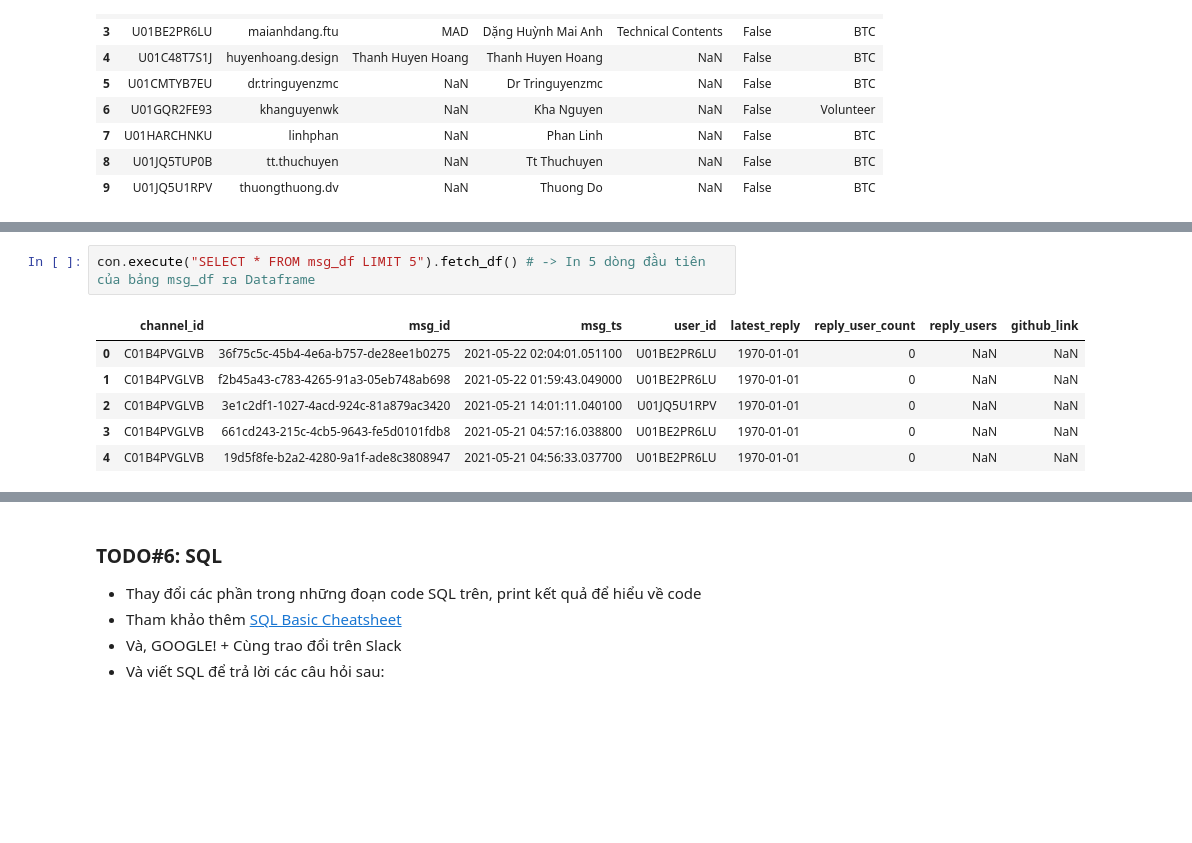
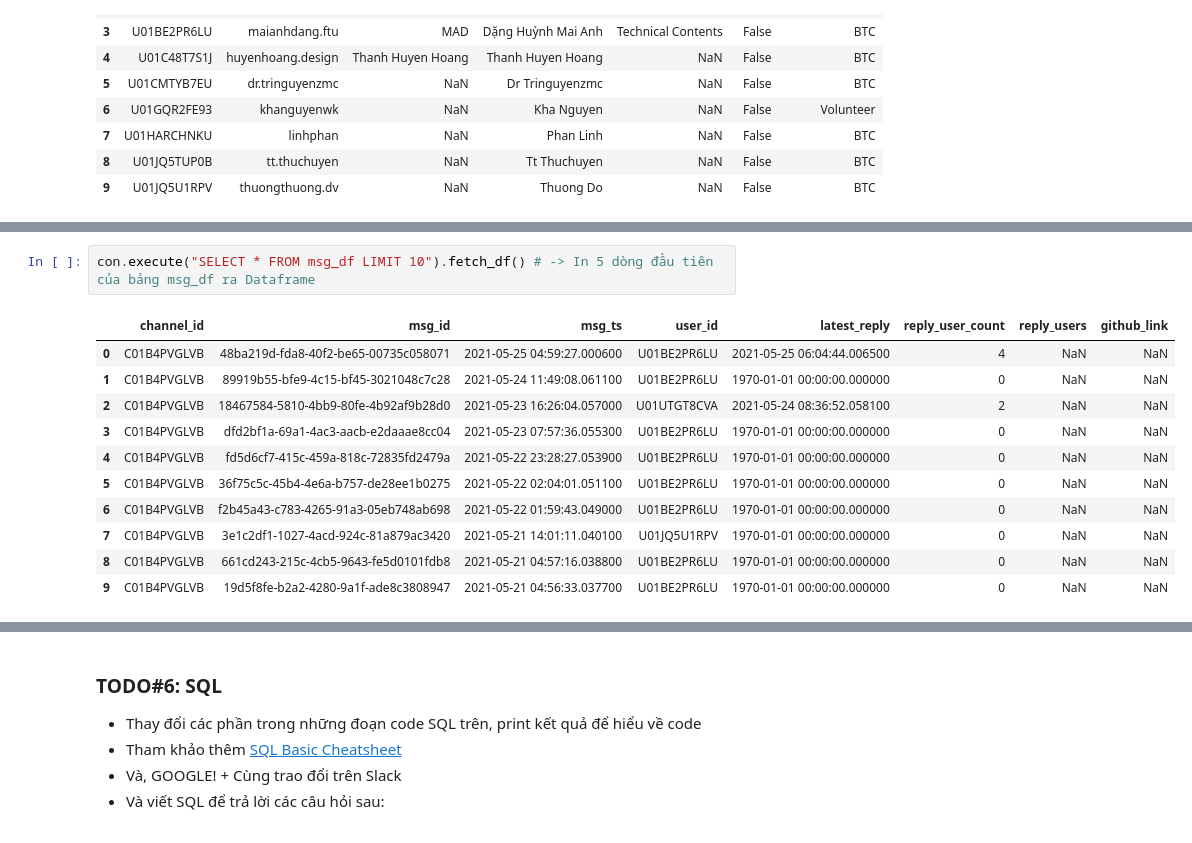
Before and after one commit to vukhanhlinh/atom-assignments, a Jupyter notebook: assignment_4/home_assignment_4.ipynb, the cells around one changed output, grey strips where cells are left out. Cells and saved outputs as stored; diff of their text form; blank space fills up the shorter version.

```diff
--- a/assignment_4/home_assignment_4.ipynb
+++ b/assignment_4/home_assignment_4.ipynb
@@ -555,12 +656,17 @@ con.execute("SELECT * FROM channel_df LIMIT 5").fetch_df() # -> In 5 dòng đầ
 # %%
-con.execute("SELECT * FROM msg_df LIMIT 5").fetch_df() # -> In 5 dòng đầu tiên của bảng msg_df ra Dataframe
+con.execute("SELECT * FROM msg_df LIMIT 10").fetch_df() # -> In 5 dòng đầu tiên của bảng msg_df ra Dataframe
 # %% [output]
 |  | channel_id | msg_id | msg_ts | user_id | latest_reply | reply_user_count | reply_users | github_link |
-| 0 | C01B4PVGLVB | 36f75c5c-45b4-4e6a-b757-de28ee1b0275 | 2021-05-22 02:04:01.051100 | U01BE2PR6LU | 1970-01-01 | 0 | NaN | NaN |
-| 1 | C01B4PVGLVB | f2b45a43-c783-4265-91a3-05eb748ab698 | 2021-05-22 01:59:43.049000 | U01BE2PR6LU | 1970-01-01 | 0 | NaN | NaN |
-| 2 | C01B4PVGLVB | 3e1c2df1-1027-4acd-924c-81a879ac3420 | 2021-05-21 14:01:11.040100 | U01JQ5U1RPV | 1970-01-01 | 0 | NaN | NaN |
-| 3 | C01B4PVGLVB | 661cd243-215c-4cb5-9643-fe5d0101fdb8 | 2021-05-21 04:57:16.038800 | U01BE2PR6LU | 1970-01-01 | 0 | NaN | NaN |
-| 4 | C01B4PVGLVB | 19d5f8fe-b2a2-4280-9a1f-ade8c3808947 | 2021-05-21 04:56:33.037700 | U01BE2PR6LU | 1970-01-01 | 0 | NaN | NaN |
+| 0 | C01B4PVGLVB | 48ba219d-fda8-40f2-be65-00735c058071 | 2021-05-25 04:59:27.000600 | U01BE2PR6LU | 2021-05-25 06:04:44.006500 | 4 | NaN | NaN |
+| 1 | C01B4PVGLVB | 89919b55-bfe9-4c15-bf45-3021048c7c28 | 2021-05-24 11:49:08.061100 | U01BE2PR6LU | 1970-01-01 00:00:00.000000 | 0 | NaN | NaN |
+| 2 | C01B4PVGLVB | 18467584-5810-4bb9-80fe-4b92af9b28d0 | 2021-05-23 16:26:04.057000 | U01UTGT8CVA | 2021-05-24 08:36:52.058100 | 2 | NaN | NaN |
+| 3 | C01B4PVGLVB | dfd2bf1a-69a1-4ac3-aacb-e2daaae8cc04 | 2021-05-23 07:57:36.055300 | U01BE2PR6LU | 1970-01-01 00:00:00.000000 | 0 | NaN | NaN |
+| 4 | C01B4PVGLVB | fd5d6cf7-415c-459a-818c-72835fd2479a | 2021-05-22 23:28:27.053900 | U01BE2PR6LU | 1970-01-01 00:00:00.000000 | 0 | NaN | NaN |
+| 5 | C01B4PVGLVB | 36f75c5c-45b4-4e6a-b757-de28ee1b0275 | 2021-05-22 02:04:01.051100 | U01BE2PR6LU | 1970-01-01 00:00:00.000000 | 0 | NaN | NaN |
+| 6 | C01B4PVGLVB | f2b45a43-c783-4265-91a3-05eb748ab698 | 2021-05-22 01:59:43.049000 | U01BE2PR6LU | 1970-01-01 00:00:00.000000 | 0 | NaN | NaN |
+| 7 | C01B4PVGLVB | 3e1c2df1-1027-4acd-924c-81a879ac3420 | 2021-05-21 14:01:11.040100 | U01JQ5U1RPV | 1970-01-01 00:00:00.000000 | 0 | NaN | NaN |
+| 8 | C01B4PVGLVB | 661cd243-215c-4cb5-9643-fe5d0101fdb8 | 2021-05-21 04:57:16.038800 | U01BE2PR6LU | 1970-01-01 00:00:00.000000 | 0 | NaN | NaN |
+| 9 | C01B4PVGLVB | 19d5f8fe-b2a2-4280-9a1f-ade8c3808947 | 2021-05-21 04:56:33.037700 | U01BE2PR6LU | 1970-01-01 00:00:00.000000 | 0 | NaN | NaN |
 # %%
 ## Đoạn code dưới: Theo từng channel, count số message (phải join với bảng channel_df để lấy tên channel)
 SQL = '''
```
Also changed, not shown: parts of 20 cells of this notebook.
